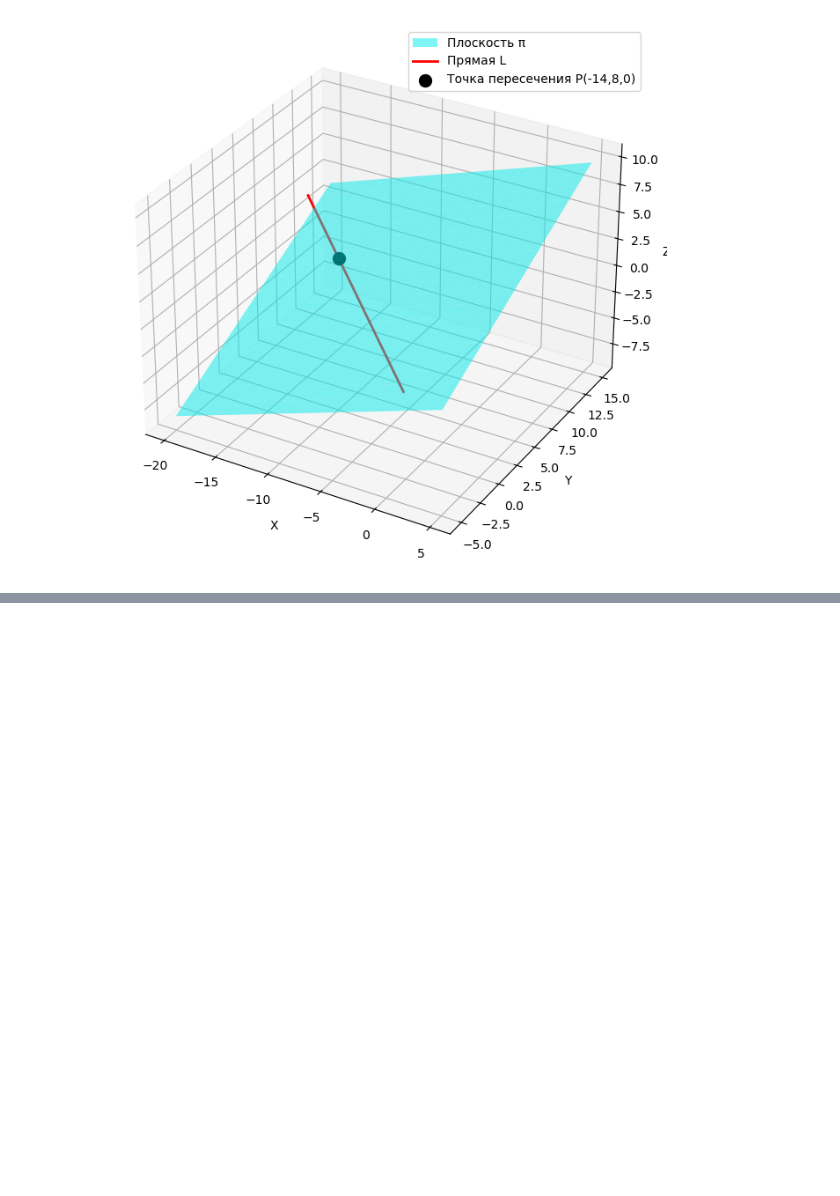
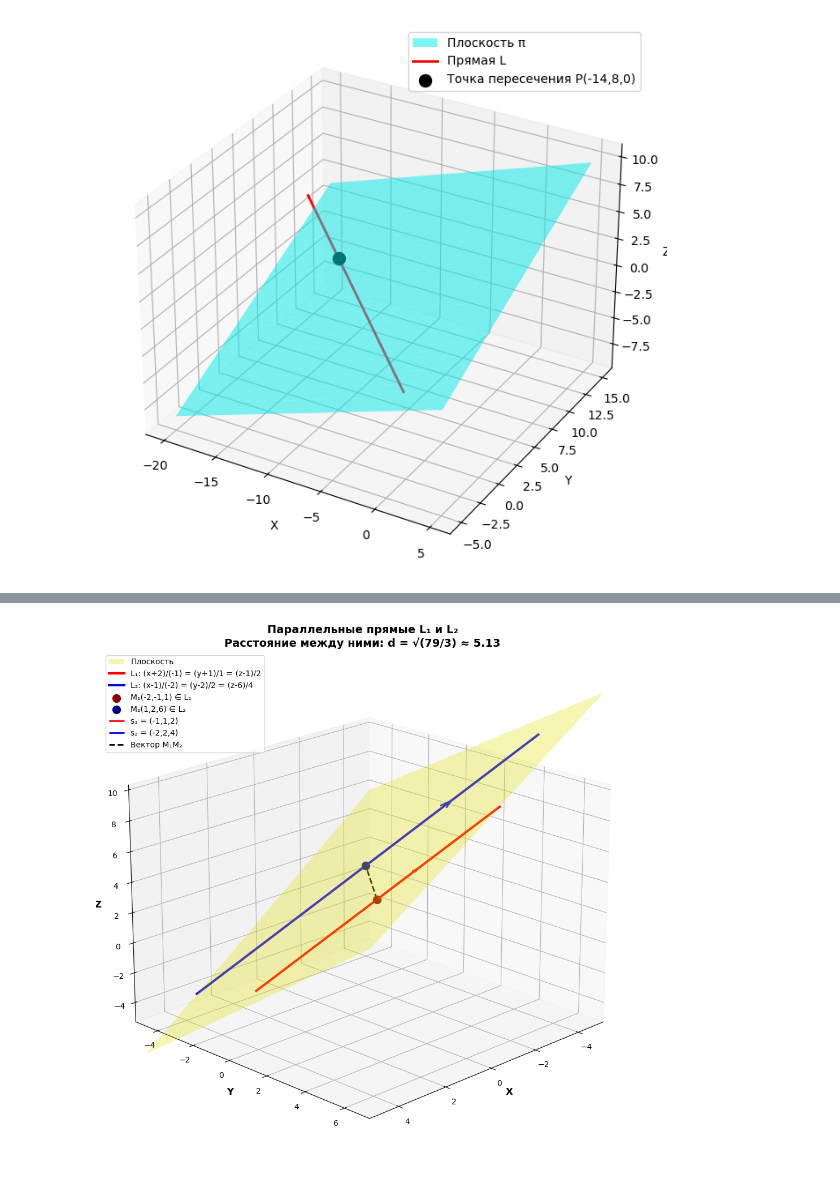
Before and after one commit to Jafar-cpu/git_test, a Jupyter notebook: BDZ/BDZ_linal.ipynb, the cells around one changed output, grey strips where cells are left out. Cells and saved outputs as stored; diff of their text form; code cells hidden in the pictures; blank space fills up the shorter version.

```diff
--- a/BDZ/BDZ_linal.ipynb
+++ b/BDZ/BDZ_linal.ipynb
@@ -332,0 +395,86 @@ AttributeError: `ptp` was removed from the ndarray class in NumPy 2.0. Use np.pt
+# %%
+#3.80
+import numpy as np
+import matplotlib.pyplot as plt
+
+# Параметрические уравнения прямых
+t = np.linspace(-3, 3, 100)
+u = np.linspace(-2, 2, 100)
+
+# Прямая L1
+x1 = -2 - t
+y1 = -1 + t
+z1 = 1 + 2*t
+
+# Прямая L2
+x2 = 1 - 2*u
+y2 = 2 + 2*u
+z2 = 6 + 4*u
+
+# Точки на прямых для подписей
+M1 = np.array([-2, -1, 1])
+M2 = np.array([1, 2, 6])
+
+# Создаём плоскость
+xx, yy = np.meshgrid(np.linspace(-5, 5, 20), np.linspace(-5, 7, 20))
+zz = (15 - xx + 11*yy) / 6
+
+# Построение
+fig = plt.figure(figsize=(14, 10))
+ax = fig.add_subplot(111, projection='3d')
+
+# Плоскость
+ax.plot_surface(xx, yy, zz, alpha=0.3, color='yellow', label='Плоскость')
+
+# Прямые
+ax.plot(x1, y1, z1, color='red', linewidth=3, label='L₁: (x+2)/(-1) = (y+1)/1 = (z-1)/2')
+ax.plot(x2, y2, z2, color='blue', linewidth=3, label='L₂: (x-1)/(-2) = (y-2)/2 = (z-6)/4')
+
+# Точки
+ax.scatter(*M1, color='darkred', s=100, label='M₁(-2,-1,1) ∈ L₁')
+ax.scatter(*M2, color='darkblue', s=100, label='M₂(1,2,6) ∈ L₂')
+
+# Векторы
+ax.quiver(M1[0], M1[1], M1[2], -1, 1, 2, color='red', linewidth=2,
+          arrow_length_ratio=0.1, label='s₁ = (-1,1,2)')
+ax.quiver(M2[0], M2[1], M2[2], -2, 2, 4, color='blue', linewidth=2,
+          arrow_length_ratio=0.1, label='s₂ = (-2,2,4)')
+
+# Линия, показывающая расстояние
+ax.plot([M1[0], M2[0]], [M1[1], M2[1]], [M1[2], M2[2]],
+        'k--', linewidth=2, label='Вектор M₁M₂')
+
+# Настройка
+ax.set_xlabel('X', fontsize=12, fontweight='bold')
+ax.set_ylabel('Y', fontsize=12, fontweight='bold')
+ax.set_zlabel('Z', fontsize=12, fontweight='bold')
+
+ax.legend(fontsize=10, loc='upper left')
+ax.set_title('Параллельные прямые L₁ и L₂\n' +
+             'Расстояние между ними: d = √(79/3) ≈ 5.13',
+             fontsize=14, fontweight='bold')
+
+ax.set_xlim([-5, 5])
+ax.set_ylim([-5, 7])
+ax.set_zlim([-5, 10])
+
+# Угол обзора
+ax.view_init(elev=20, azim=45)
+
+plt.tight_layout()
+plt.show()
+
+# Вывод результатов
+print("РЕЗУЛЬТАТЫ ДЛЯ ЗАДАЧИ 3.80:")
+print("Прямые: ПАРАЛЛЕЛЬНЫ")
+print(f"Расстояние между прямыми: d = √(79/3) ≈ {np.sqrt(79/3):.2f}")
+print("Уравнение плоскости, содержащей прямые: x - 11y + 6z - 15 = 0")
+print("Направляющие векторы: s₁ = (-1,1,2), s₂ = (-2,2,4)")
+print("s₂ = 2·s₁ ⇒ прямые параллельны"
+
+
+
+
+      )
+# %% [output]
+[figure, added]
```
Also changed, not shown: parts of 6 cells of this notebook.
